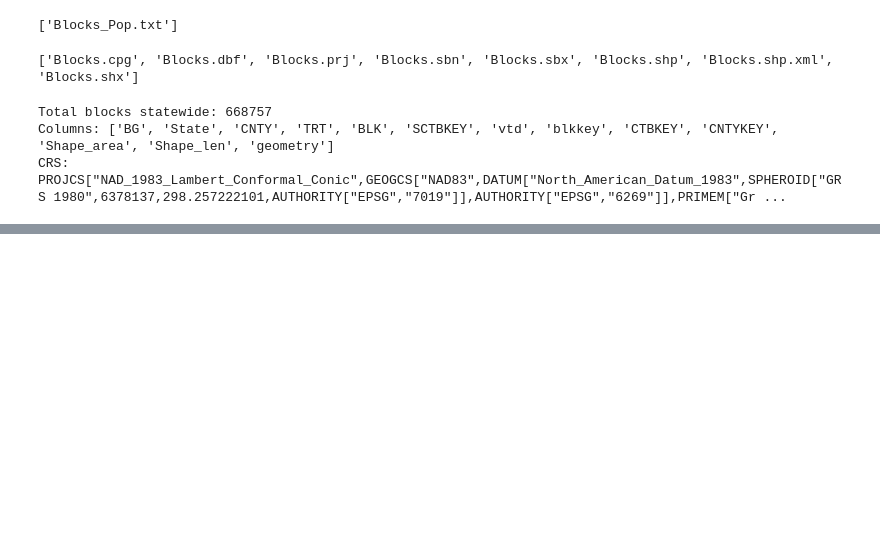
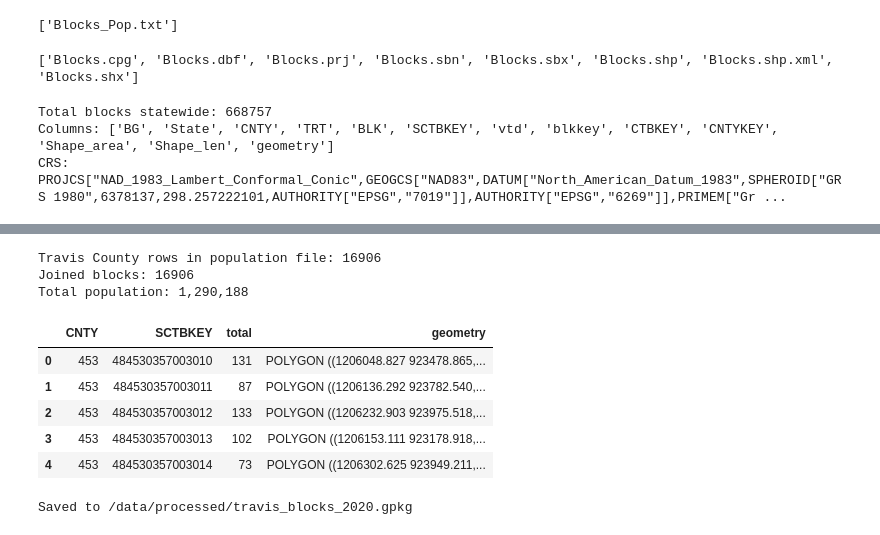
Before and after one commit to bluebonnet-data/bb-unified-election-data, a Jupyter notebook: notebooks/02_census_exploration.ipynb, the cells around one changed output, grey strips where cells are left out. Saved outputs shown, nothing was run; the diff lists cells and outputs as text; code cells hidden in the pictures; blank space fills up the shorter version.

```diff
--- a/notebooks/02_census_exploration.ipynb
+++ b/notebooks/02_census_exploration.ipynb
@@ -192,0 +218,36 @@ FileNotFoundError: [Errno 2] No such file or directory: '../data/raw/census/Bloc
+# %%
+# Filter population to Travis County using FIPS field
+travis_pop_txt = pop_txt[pop_txt['FIPS'] == '453'].copy()
+print(f"Travis County rows in population file: {len(travis_pop_txt)}")
+
+# Join population to geometry on block key
+travis_blocks_final = travis_blocks_geo.merge(
+    travis_pop_txt[['SCTBKEY', 'total', 'anglo', 'asian', 'hisp', 'black']],
+    on='SCTBKEY',
+    how='left'
+)
+
+travis_blocks_final['total'] = pd.to_numeric(travis_blocks_final['total'], errors='coerce')
+
+print(f"Joined blocks: {len(travis_blocks_final)}")
+print(f"Total population: {travis_blocks_final['total'].sum():,.0f}")
+travis_blocks_final[['CNTY', 'SCTBKEY', 'total', 'geometry']].head(5)
+# %% [output]
+Travis County rows in population file: 16906
+Joined blocks: 16906
+Total population: 1,290,188
+|  | CNTY | SCTBKEY | total | geometry |
+| 0 | 453 | 484530357003010 | 131 | POLYGON ((1206048.827 923478.865,... |
+| 1 | 453 | 484530357003011 | 87 | POLYGON ((1206136.292 923782.540,... |
+| 2 | 453 | 484530357003012 | 133 | POLYGON ((1206232.903 923975.518,... |
+| 3 | 453 | 484530357003013 | 102 | POLYGON ((1206153.111 923178.918,... |
+| 4 | 453 | 484530357003014 | 73 | POLYGON ((1206302.625 923949.211,... |
+# %%
+travis_blocks_final.to_file(
+    '../data/processed/travis_blocks_2020.gpkg',
+    driver='GPKG'
+)
+
+print("Saved to /data/processed/travis_blocks_2020.gpkg")
+# %% [output]
+Saved to /data/processed/travis_blocks_2020.gpkg
```
Also changed, not shown: parts of 4 cells of this notebook, 2 other files.
